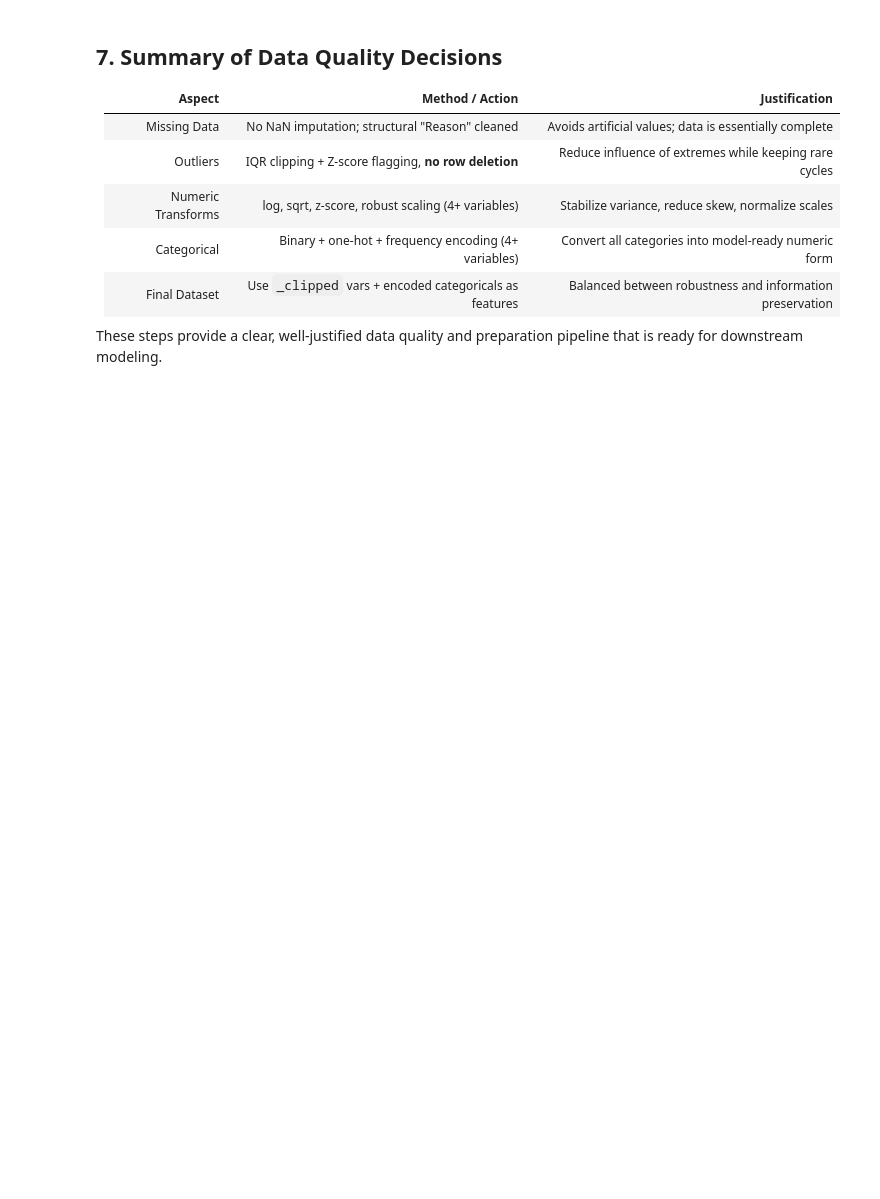
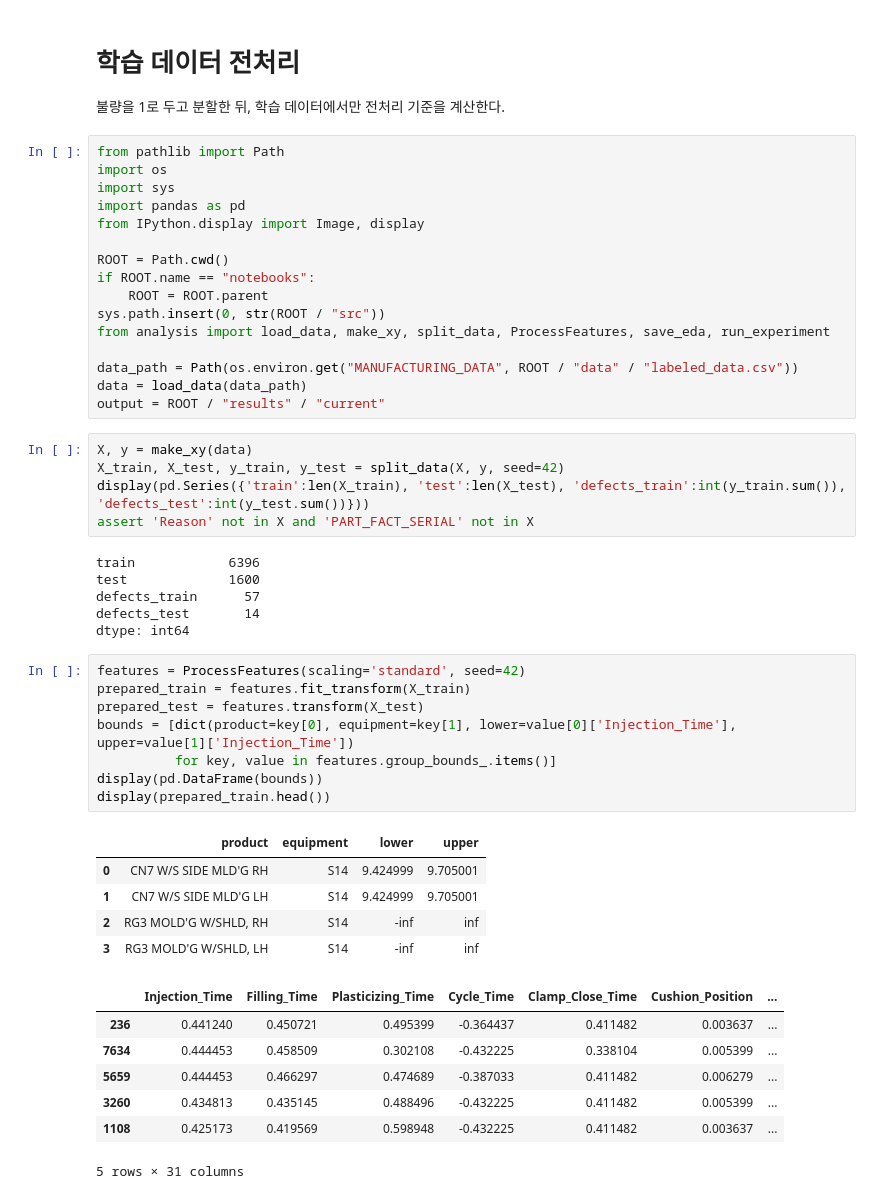
Before and after one commit to youjinjjj/manufacturing-defect-analysis, a Jupyter notebook: notebooks/02_data_preparation.ipynb, the cells around one changed output. Cells and saved outputs as stored; diff of their text form; blank space fills up the shorter version.

```diff
--- a/notebooks/02_data_preparation.ipynb
+++ b/notebooks/02_data_preparation.ipynb
@@ -451,13 +1,52 @@ Remark: X contains cleaned numeric features (with outlier clipping and transform
-# %% [markdown]
-## 7. Summary of Data Quality Decisions
-
-| Aspect            | Method / Action                                          | Justification |
-|-------------------|---------------------------------------------------------|---------------|
-| Missing Data      | No NaN imputation; structural "Reason" cleaned        | Avoids artificial values; data is essentially complete |
-| Outliers          | IQR clipping + Z-score flagging, **no row deletion**    | Reduce influence of extremes while keeping rare cycles |
-| Numeric Transforms| log, sqrt, z-score, robust scaling (4+ variables)       | Stabilize variance, reduce skew, normalize scales |
-| Categorical       | Binary + one-hot + frequency encoding (4+ variables)    | Convert all categories into model-ready numeric form |
-| Final Dataset     | Use `_clipped` vars + encoded categoricals as features  | Balanced between robustness and information preservation |
-
-These steps provide a clear, well-justified data quality and preparation pipeline
-that is ready for downstream modeling.
+# %% [markdown]
+# 학습 데이터 전처리
+
+불량을 1로 두고 분할한 뒤, 학습 데이터에서만 전처리 기준을 계산한다.
+# %%
+from pathlib import Path
+import os
+import sys
+import pandas as pd
+from IPython.display import Image, display
+
+ROOT = Path.cwd()
+if ROOT.name == "notebooks":
+    ROOT = ROOT.parent
+sys.path.insert(0, str(ROOT / "src"))
+from analysis import load_data, make_xy, split_data, ProcessFeatures, save_eda, run_experiment
+
+data_path = Path(os.environ.get("MANUFACTURING_DATA", ROOT / "data" / "labeled_data.csv"))
+data = load_data(data_path)
+output = ROOT / "results" / "current"
+# %%
+X, y = make_xy(data)
+X_train, X_test, y_train, y_test = split_data(X, y, seed=42)
+display(pd.Series({'train':len(X_train), 'test':len(X_test), 'defects_train':int(y_train.sum()), 'defects_test':int(y_test.sum())}))
+assert 'Reason' not in X and 'PART_FACT_SERIAL' not in X
+# %% [output]
+train            6396
+test             1600
+defects_train      57
+defects_test       14
+dtype: int64
+# %%
+features = ProcessFeatures(scaling='standard', seed=42)
+prepared_train = features.fit_transform(X_train)
+prepared_test = features.transform(X_test)
+bounds = [dict(product=key[0], equipment=key[1], lower=value[0]['Injection_Time'], upper=value[1]['Injection_Time'])
+          for key, value in features.group_bounds_.items()]
+display(pd.DataFrame(bounds))
+display(prepared_train.head())
+# %% [output]
+|  | product | equipment | lower | upper |
+| 0 | CN7 W/S SIDE MLD'G RH | S14 | 9.424999 | 9.705001 |
+| 1 | CN7 W/S SIDE MLD'G LH | S14 | 9.424999 | 9.705001 |
+| 2 | RG3 MOLD'G W/SHLD, RH | S14 | -inf | inf |
+| 3 | RG3 MOLD'G W/SHLD, LH | S14 | -inf | inf |
+|  | Injection_Time | Filling_Time | Plasticizing_Time | Cycle_Time | Clamp_Close_Time | Cushion_Position | ... |
+| 236 | 0.441240 | 0.450721 | 0.495399 | -0.364437 | 0.411482 | 0.003637 | ... |
+| 7634 | 0.444453 | 0.458509 | 0.302108 | -0.432225 | 0.338104 | 0.005399 | ... |
+| 5659 | 0.444453 | 0.466297 | 0.474689 | -0.387033 | 0.411482 | 0.006279 | ... |
+| 3260 | 0.434813 | 0.435145 | 0.488496 | -0.432225 | 0.411482 | 0.005399 | ... |
+| 1108 | 0.425173 | 0.419569 | 0.598948 | -0.432225 | 0.411482 | 0.003637 | ... |
+5 rows × 31 columns
```
Also changed, not shown: parts of 22 cells of this notebook, 21 other files.
